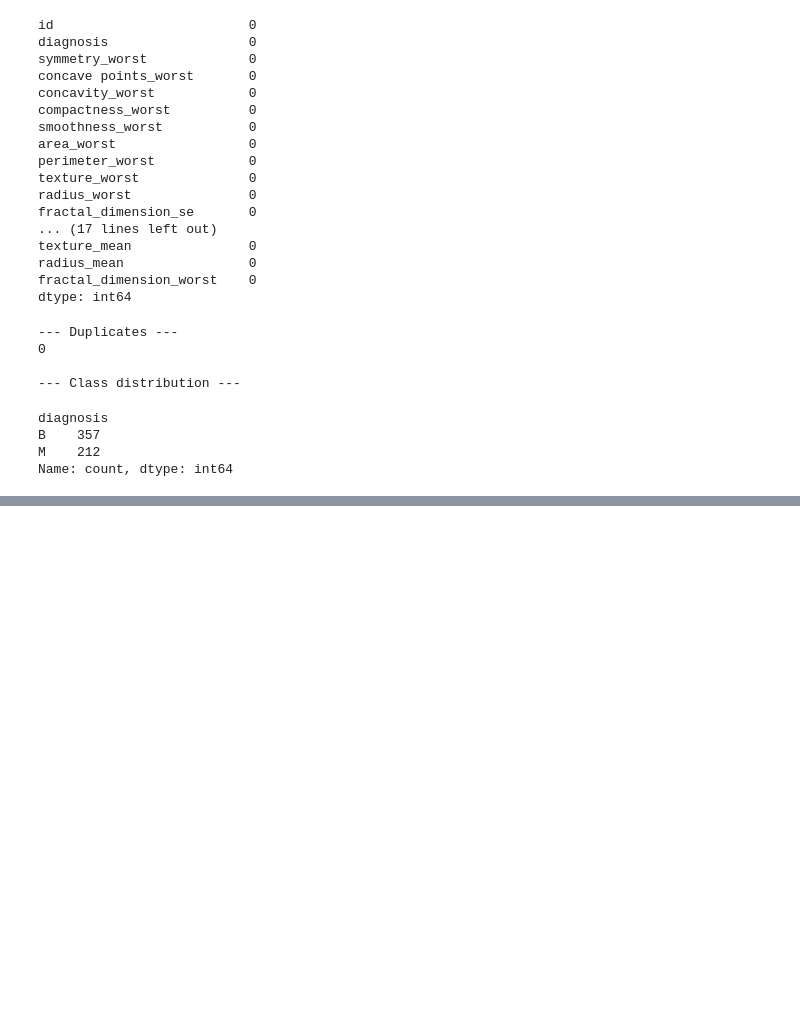
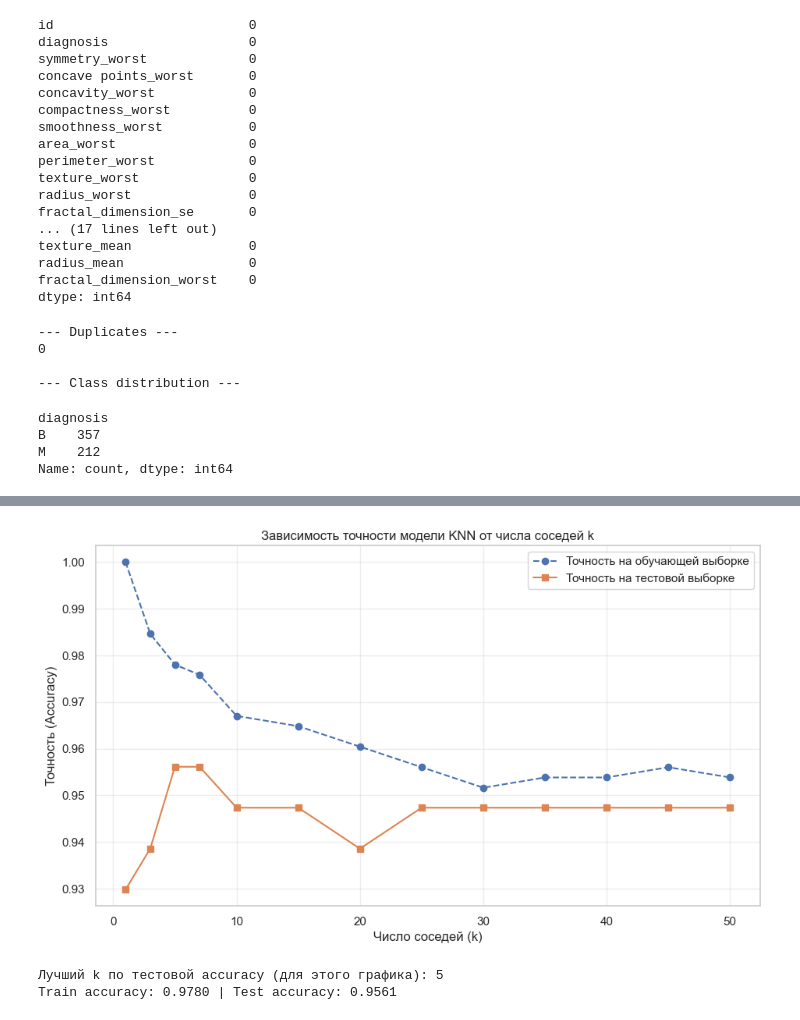
Before and after one commit to AlexKweb/ml-course-homeworks-2026, a Jupyter notebook: hw03_knn/hw03_knn.ipynb, the cells around one changed output, grey strips where cells are left out. Drawn from its saved outputs; the diff is of its cells as text; code cells hidden in the pictures; blank space fills up the shorter version.

```diff
--- a/hw03_knn/hw03_knn.ipynb
+++ b/hw03_knn/hw03_knn.ipynb
@@ -234,3 +283,35 @@ for name, pipe in pipelines.items():
+# %%
+# График accuracy(train/test) в зависимости от k
+k_values = [1, 3, 5, 7, 10, 15, 20, 25, 30, 35, 40, 45, 50]
+train_acc = []
+test_acc = []
+
+for k in k_values:
+    pipe_k = Pipeline([
+        ('prep', preprocess_std),
+        ('model', KNeighborsClassifier(n_neighbors=k, weights='uniform', metric='euclidean')),
+    ])
+    pipe_k.fit(X_train, y_train)
+    train_acc.append(pipe_k.score(X_train, y_train))
+    test_acc.append(pipe_k.score(X_test, y_test))
+
+plt.figure(figsize=(11, 6))
+plt.plot(k_values, train_acc, marker='o', linestyle='--', label='Точность на обучающей выборке')
+plt.plot(k_values, test_acc, marker='s', label='Точность на тестовой выборке')
+plt.title('Зависимость точности модели KNN от числа соседей k')
+plt.xlabel('Число соседей (k)')
+plt.ylabel('Точность (Accuracy)')
+plt.grid(True, alpha=0.35)
+plt.legend()
+plt.show()
+
+best_k_idx = int(np.argmax(test_acc))
+print(f'Лучший k по тестовой accuracy (для этого графика): {k_values[best_k_idx]}')
+print(f'Train accuracy: {train_acc[best_k_idx]:.4f} | Test accuracy: {test_acc[best_k_idx]:.4f}')
+# %% [output]
+[figure, added]
+Лучший k по тестовой accuracy (для этого графика): 5
+Train accuracy: 0.9780 | Test accuracy: 0.9561
 # %%
 # 6) Ручной перебор параметров KNN через CV
 rows = []
```
Also changed, not shown: parts of 12 cells of this notebook, 1 other file.
